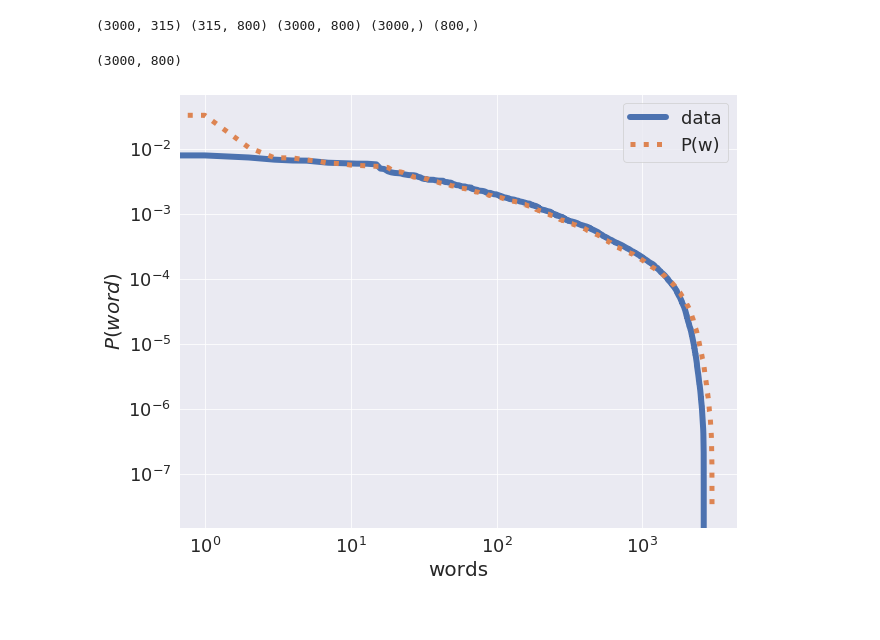
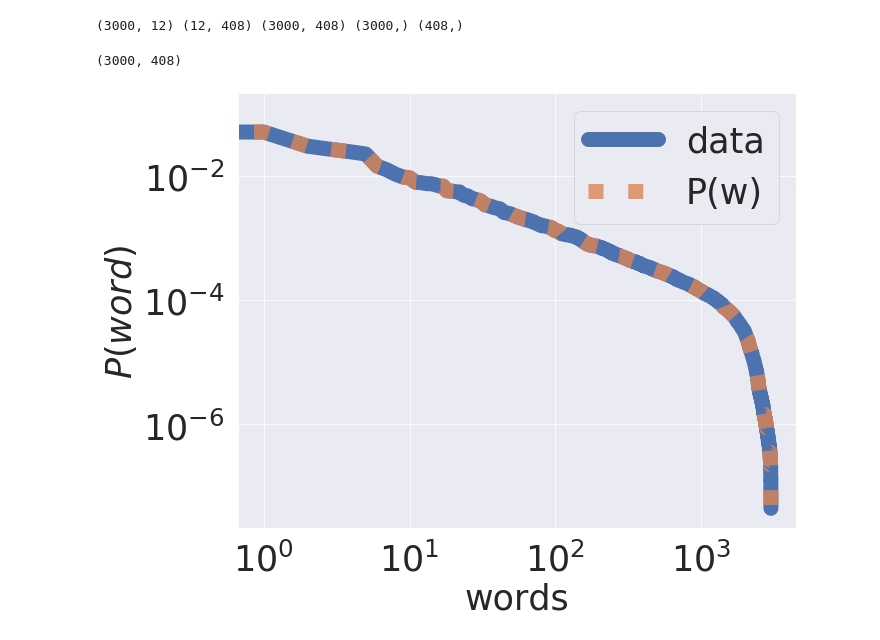
Before and after one commit to fvalle1/phd, a Jupyter notebook: hSBM_word-dist.ipynb, the cells around one changed output. Drawn from its saved outputs; the diff is of its cells as text; code cells hidden in the pictures.

```diff
--- a/hSBM_word-dist.ipynb
+++ b/hSBM_word-dist.ipynb
@@ -13,13 +13,8 @@ from geneontology import *
 importlib.reload(geneontology)
 from geneontology import *
 # %%
-label='SMTS'
-labels = ['SMTS']
-#labels = ['primary_site', 'secondary_site']
 algorithm = 'topsbm'
-#labels = ['primary_site', 'secondary_site', 'status']
-#labels=['RPPA Clusters']
-directory = "/home/jovyan/work/phd/datasets/merged/"
+directory = "/home/jovyan/work/phd/datasets/cancers/lung"
 L=get_max_available_L(directory, algorithm)-1
 os.chdir(directory)
 # %%
@@ -65,8 +60,8 @@ fig.savefig("p_t_s_%s.pdf"%algorithm)
 # %%
-df_mt = pd.read_csv("mainTable.csv",index_col=0)
-df_files=pd.read_csv("files.dat", index_col=0)
-df_mt=df_mt.reindex(index=df_Pwt.index.values.ravel(),
-                    columns=[get_file(sample, df_files).name for sample in df_Ptd.index.values.ravel()])
+df_mt = pd.read_csv("mainTable.csv",sep=",",index_col=0)
+#df_files=pd.read_csv("files.dat", index_col=0)
+#df_mt=df_mt.reindex(index=df_Pwt.index.values.ravel(),
+#                    columns=[get_file(sample, df_files).name for sample in df_Ptd.index.values.ravel()])
 #df_mt.dropna(how="all", axis=0, inplace=True)
 #df_mt=df_mt.where(df_mt<1e4,1e4)
 df_mt.head()
@@ -88,28 +84,29 @@ Pg = tf.squeeze(tf.matmul(Pgs, tf.reshape(Ps,[Ps.shape[0],1])))
 # %%
 print(Pgt.shape,Pts.shape,Pgs.shape,Pg.shape, Ps.shape)
 # %% [output]
-(3000, 315) (315, 800) (3000, 800) (3000,) (800,)
+(3000, 12) (12, 408) (3000, 408) (3000,) (408,)
 # %%
 Pgs_data = Pgs.numpy()
 Pg_data = Pg.numpy()
 Pgs_data.shape
 # %% [output]
-(3000, 800)
+(3000, 408)
 # %%
 df_Pgs = pd.DataFrame(data=Pgs_data, index=df_Pwt.values.T[0], columns=df_Ptd.index.values.ravel())
 # %%
 A=df_mt.fillna(0).astype(int).sum(1).values
 # %%
 fig=plt.figure(figsize=(10,8))
-plt.plot(np.sort(A)[::-1]/A.sum(), lw=6, ls='-', label='data')
-plt.plot(np.sort(Pg_data)[::-1]/np.sum(Pg_data), lw=5, ls=':', label='P(w)')
-plt.ylabel("$P(word$)", fontsize=20)
-plt.xlabel("words", fontsize=20)
+plt.plot(np.sort(A)[::-1]/A.sum(), lw=15, ls='-', label='data')
+plt.plot(np.sort(Pg_data)[::-1]/np.sum(Pg_data), alpha=0.8, lw=15, ls=':', label='P(w)')
+plt.ylabel("$P(word$)", fontsize=35)
+plt.xlabel("words", fontsize=35)
 plt.xscale('log')
 plt.yscale('log')
-plt.tick_params(labelsize=18)
-plt.legend(fontsize=18)
+plt.tick_params(labelsize=35)
+plt.tick_params(which="both", width=25, length=10, labelsize=35)
+plt.legend(fontsize=35)
 plt.show()
 fig.savefig("p_w_%s.pdf"%algorithm)
 # %% [output]
-[figure, old version]
+[figure, new version]
```
Also changed, not shown: parts of 3 cells of this notebook, 3 other files.
